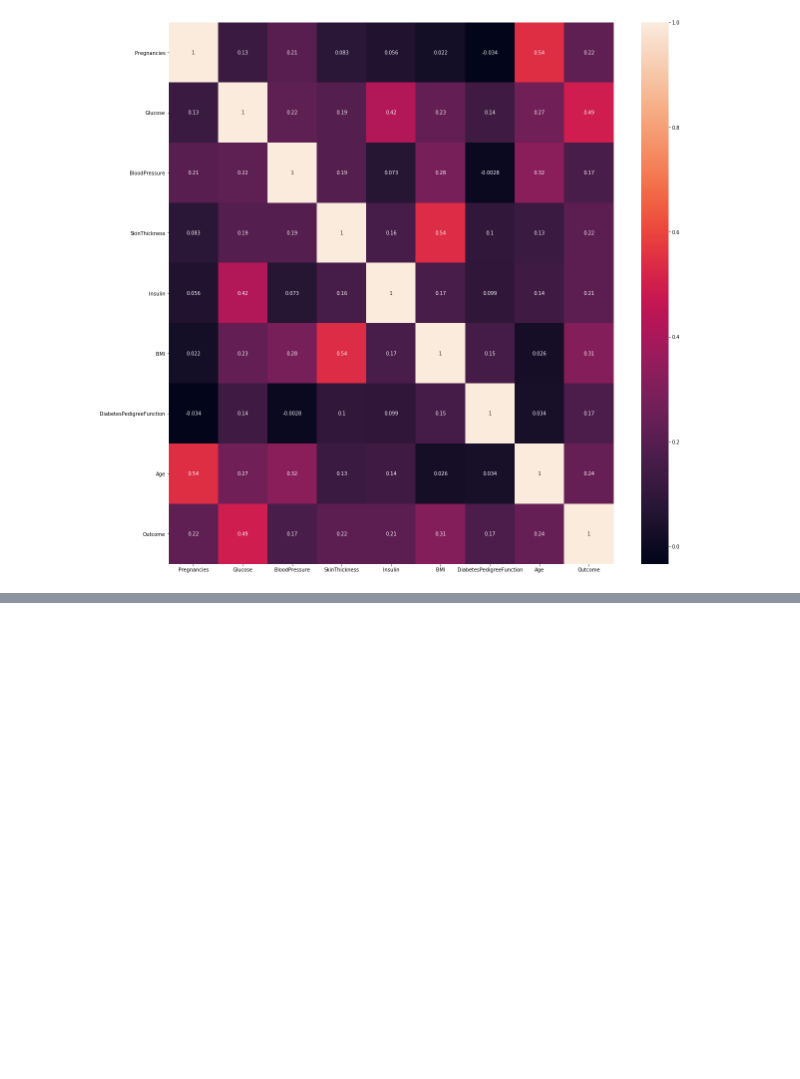
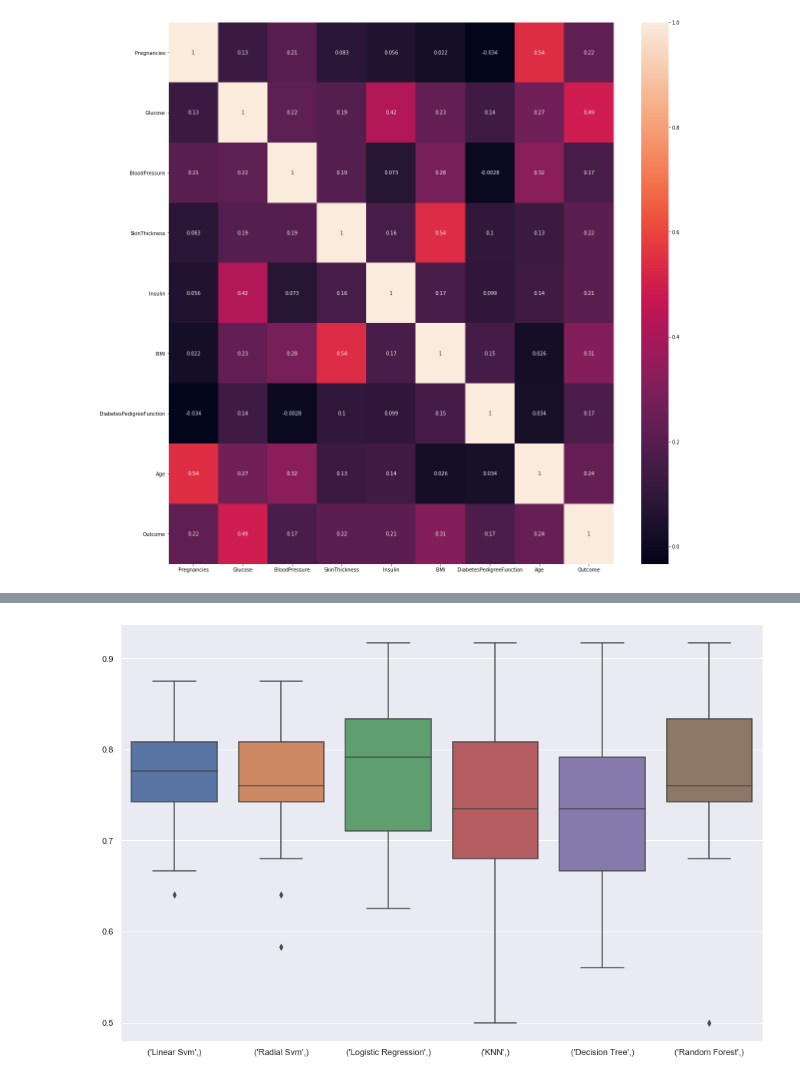
Before and after one commit to hiteshahuja23/Diabetes-Prediction, a Jupyter notebook: Model Building.ipynb, the cells around one changed output, grey strips where cells are left out. Cells and saved outputs as stored; diff of their text form; code cells hidden in the pictures; blank space fills up the shorter version.

Commit message:
finalised model

```diff
--- a/Model Building.ipynb
+++ b/Model Building.ipynb
@@ -157,3 +211,0 @@ X_train,X_test,y_train,y_test = train_test_split(X_scaled,y, test_size= 0.3, ran
-# %%
-log_reg = LogisticRegression()
-log_reg.fit(X_train,y_train)
@@ -172,4 +211,0 @@ accuracy
-# %%
-from sklearn.ensemble import RandomForestClassifier
-rand_clf = RandomForestClassifier(random_state=6)
-rand_clf.fit(X_train,y_train)
@@ -183,0 +212,11 @@ RandomForestClassifier(bootstrap=True, class_weight=None, criterion='gini',
+# %%
+accuracy_=[]
+classifiers=['Linear Svm','Radial Svm','Logistic Regression','KNN','Decision Tree','Random Forest']
+models=[svm.SVC(kernel='linear'),svm.SVC(kernel='rbf'),LogisticRegression(),KNeighborsClassifier(n_neighbors=5),DecisionTreeClassifier(),RandomForestClassifier()]
+for i in models:
+    model = i
+    model.fit(X_train,y_train)
+    prediction=model.predict(X_test)
+    accuracy_.append(metrics.accuracy_score(prediction,y_test))
+models_dataframe=pd.DataFrame(accuracy_,index=classifiers)
+models_dataframe.columns=['Accuracy']
@@ -183,0 +233,16 @@ RandomForestClassifier(bootstrap=True, class_weight=None, criterion='gini',
+# %%
+#Let us use cross-validation to decide which model is best suited for our data
+
+kfold = KFold(n_splits=20,random_state=SEED)
+accuracy_cv = []
+accuracy_all_values = []
+classifiers=['Linear Svm','Radial Svm','Logistic Regression','KNN','Decision Tree','Random Forest']
+models=[svm.SVC(kernel='linear'),svm.SVC(kernel='rbf'),LogisticRegression(),KNeighborsClassifier(n_neighbors=5),DecisionTreeClassifier(),RandomForestClassifier()]
+for i in models:
+    model = i
+    cv_result = cross_val_score(model,X_train,y_train,cv = kfold,scoring = "accuracy")
+    accuracy_cv.append(cv_result.mean())
+    accuracy_all_values.append(cv_result)
+cross_models_dataframe=pd.DataFrame(accuracy_cv,index=classifiers)
+cross_models_dataframe.columns=['CV Mean']
+cross_models_dataframe
@@ -183,0 +257,7 @@ RandomForestClassifier(bootstrap=True, class_weight=None, criterion='gini',
+# %%
+box=pd.DataFrame(accuracy_all_values,index=[classifiers])
+fig = plt.figure(figsize=(15,10))
+sns.boxplot(data=box.T)
+plt.show()
+# %% [output]
+[figure, added]
```
Also changed, not shown: parts of 30 cells of this notebook, 3 other files.
